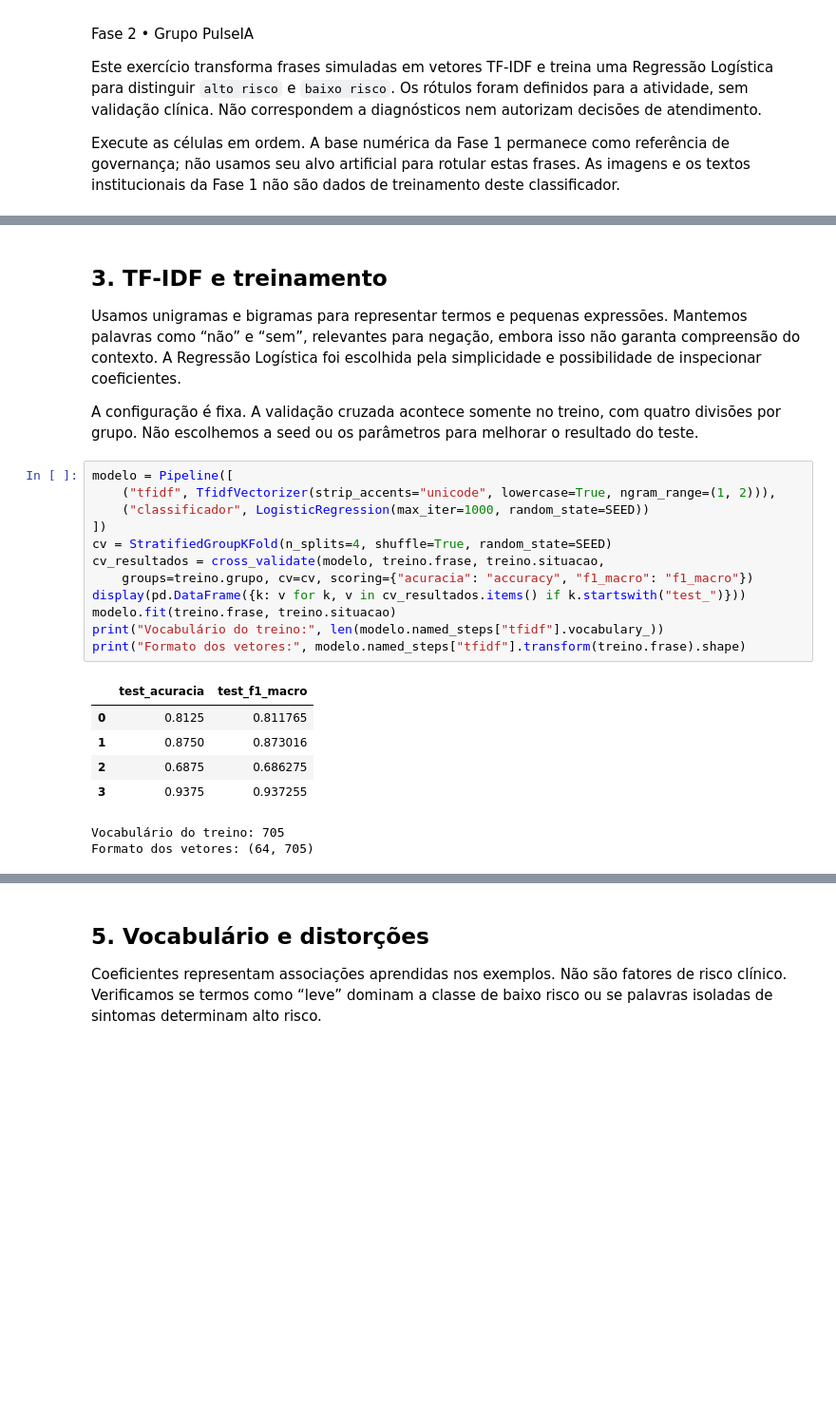
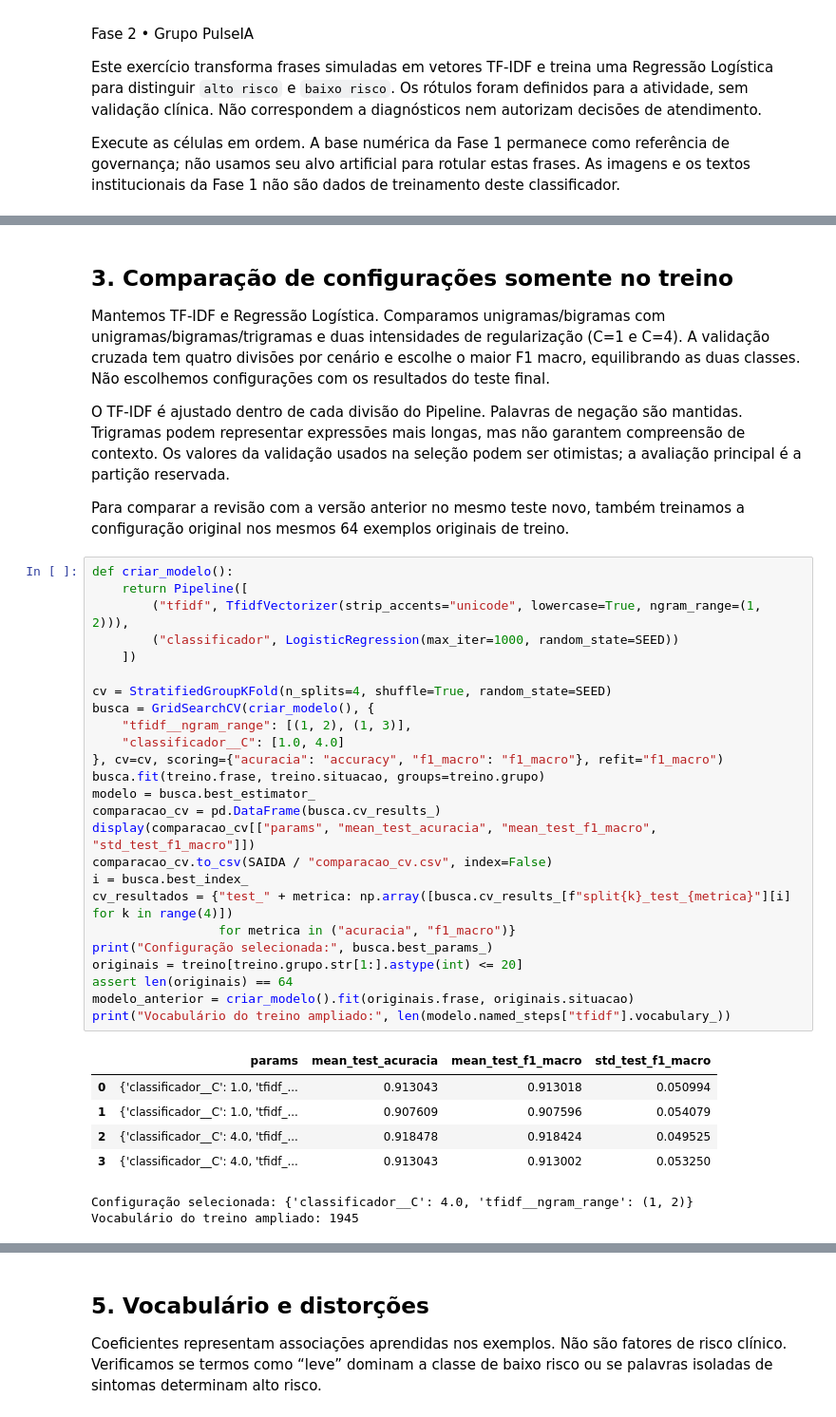
Before and after one commit to marcus-vlgarcia/cardioia-fase1, a Jupyter notebook: fase2/notebooks/classificador_risco.ipynb, the cells around one changed output, grey strips where cells are left out. Shown at 95% size. Saved outputs shown, nothing was run; the diff lists cells and outputs as text; blank space fills up the shorter version.

```diff
--- a/fase2/notebooks/classificador_risco.ipynb
+++ b/fase2/notebooks/classificador_risco.ipynb
@@ -87,29 +89,44 @@ divisao.to_csv(SAIDA / "divisao_dados.csv", index=False)
 # %% [markdown]
-## 3. TF-IDF e treinamento
+## 3. Comparação de configurações somente no treino
 
-Usamos unigramas e bigramas para representar termos e pequenas expressões. Mantemos palavras como “não” e “sem”, relevantes para negação, embora isso não garanta compreensão do contexto. A Regressão Logística foi escolhida pela simplicidade e possibilidade de inspecionar coeficientes.
+Mantemos TF-IDF e Regressão Logística. Comparamos unigramas/bigramas com unigramas/bigramas/trigramas e duas intensidades de regularização (C=1 e C=4). A validação cruzada tem quatro divisões por cenário e escolhe o maior F1 macro, equilibrando as duas classes. Não escolhemos configurações com os resultados do teste final.
 
-A configuração é fixa. A validação cruzada acontece somente no treino, com quatro divisões por grupo. Não escolhemos a seed ou os parâmetros para melhorar o resultado do teste.
+O TF-IDF é ajustado dentro de cada divisão do Pipeline. Palavras de negação são mantidas. Trigramas podem representar expressões mais longas, mas não garantem compreensão de contexto. Os valores da validação usados na seleção podem ser otimistas; a avaliação principal é a partição reservada.
+
+Para comparar a revisão com a versão anterior no mesmo teste novo, também treinamos a configuração original nos mesmos 64 exemplos originais de treino.
 # %%
-modelo = Pipeline([
-    ("tfidf", TfidfVectorizer(strip_accents="unicode", lowercase=True, ngram_range=(1, 2))),
-    ("classificador", LogisticRegression(max_iter=1000, random_state=SEED))
-])
+def criar_modelo():
+    return Pipeline([
+        ("tfidf", TfidfVectorizer(strip_accents="unicode", lowercase=True, ngram_range=(1, 2))),
+        ("classificador", LogisticRegression(max_iter=1000, random_state=SEED))
+    ])
+
 cv = StratifiedGroupKFold(n_splits=4, shuffle=True, random_state=SEED)
-cv_resultados = cross_validate(modelo, treino.frase, treino.situacao,
-    groups=treino.grupo, cv=cv, scoring={"acuracia": "accuracy", "f1_macro": "f1_macro"})
-display(pd.DataFrame({k: v for k, v in cv_resultados.items() if k.startswith("test_")}))
-modelo.fit(treino.frase, treino.situacao)
-print("Vocabulário do treino:", len(modelo.named_steps["tfidf"].vocabulary_))
-print("Formato dos vetores:", modelo.named_steps["tfidf"].transform(treino.frase).shape)
+busca = GridSearchCV(criar_modelo(), {
+    "tfidf__ngram_range": [(1, 2), (1, 3)],
+    "classificador__C": [1.0, 4.0]
+}, cv=cv, scoring={"acuracia": "accuracy", "f1_macro": "f1_macro"}, refit="f1_macro")
+busca.fit(treino.frase, treino.situacao, groups=treino.grupo)
+modelo = busca.best_estimator_
+comparacao_cv = pd.DataFrame(busca.cv_results_)
+display(comparacao_cv[["params", "mean_test_acuracia", "mean_test_f1_macro", "std_test_f1_macro"]])
+comparacao_cv.to_csv(SAIDA / "comparacao_cv.csv", index=False)
+i = busca.best_index_
+cv_resultados = {"test_" + metrica: np.array([busca.cv_results_[f"split{k}_test_{metrica}"][i] for k in range(4)])
+                 for metrica in ("acuracia", "f1_macro")}
+print("Configuração selecionada:", busca.best_params_)
+originais = treino[treino.grupo.str[1:].astype(int) <= 20]
+assert len(originais) == 64
+modelo_anterior = criar_modelo().fit(originais.frase, originais.situacao)
+print("Vocabulário do treino ampliado:", len(modelo.named_steps["tfidf"].vocabulary_))
 # %% [output]
-|  | test_acuracia | test_f1_macro |
-| 0 | 0.8125 | 0.811765 |
-| 1 | 0.8750 | 0.873016 |
-| 2 | 0.6875 | 0.686275 |
-| 3 | 0.9375 | 0.937255 |
+|  | params | mean_test_acuracia | mean_test_f1_macro | std_test_f1_macro |
+| 0 | {'classificador__C': 1.0, 'tfidf_... | 0.913043 | 0.913018 | 0.050994 |
+| 1 | {'classificador__C': 1.0, 'tfidf_... | 0.907609 | 0.907596 | 0.054079 |
+| 2 | {'classificador__C': 4.0, 'tfidf_... | 0.918478 | 0.918424 | 0.049525 |
+| 3 | {'classificador__C': 4.0, 'tfidf_... | 0.913043 | 0.913002 | 0.053250 |
-Vocabulário do treino: 705
-Formato dos vetores: (64, 705)
+Configuração selecionada: {'classificador__C': 4.0, 'tfidf__ngram_range': (1, 2)}
+Vocabulário do treino ampliado: 1945
 # %% [markdown]
 ## 4. Avaliação no teste reservado
 
```
Also changed, not shown: parts of 11 cells of this notebook, 15 other files.
